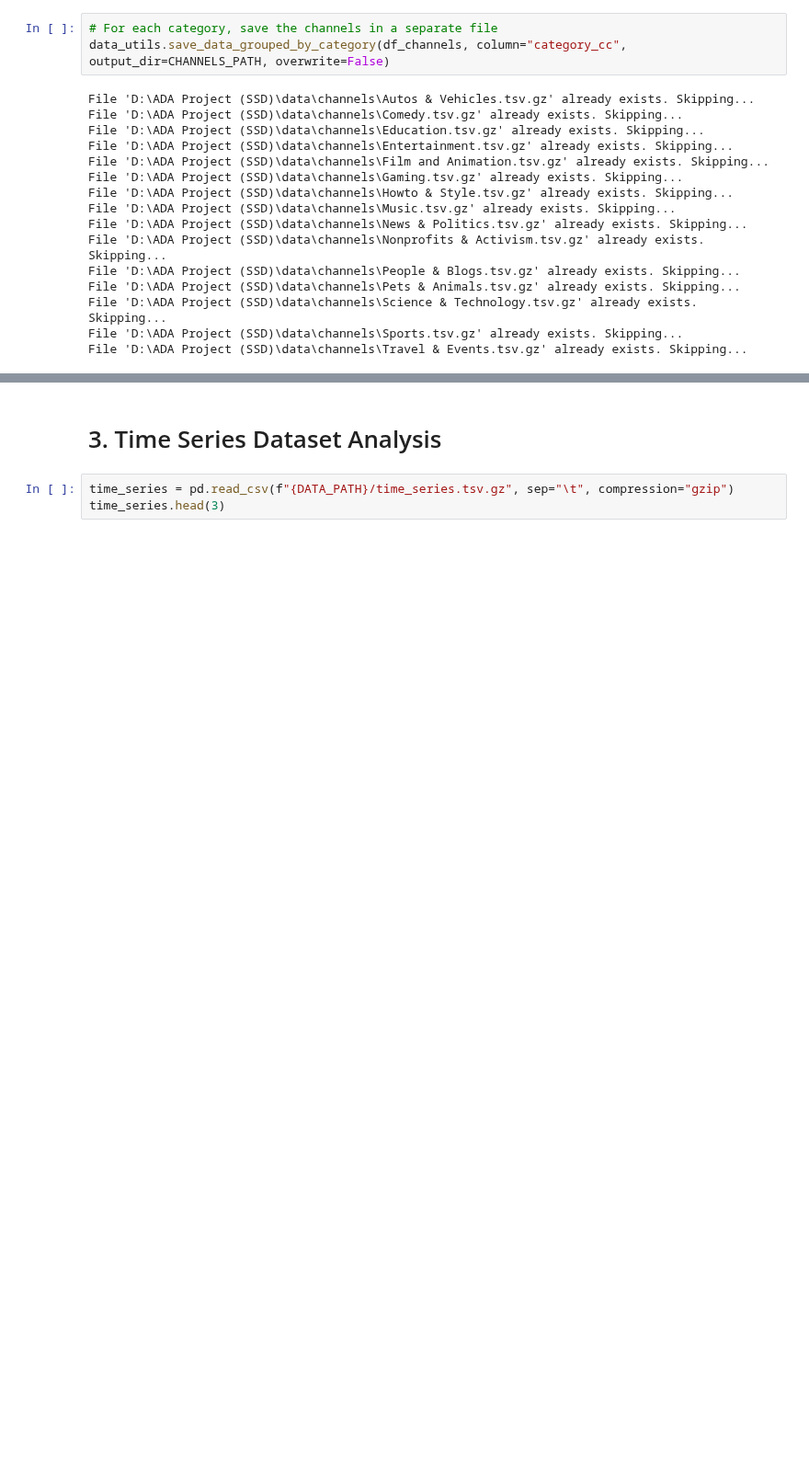
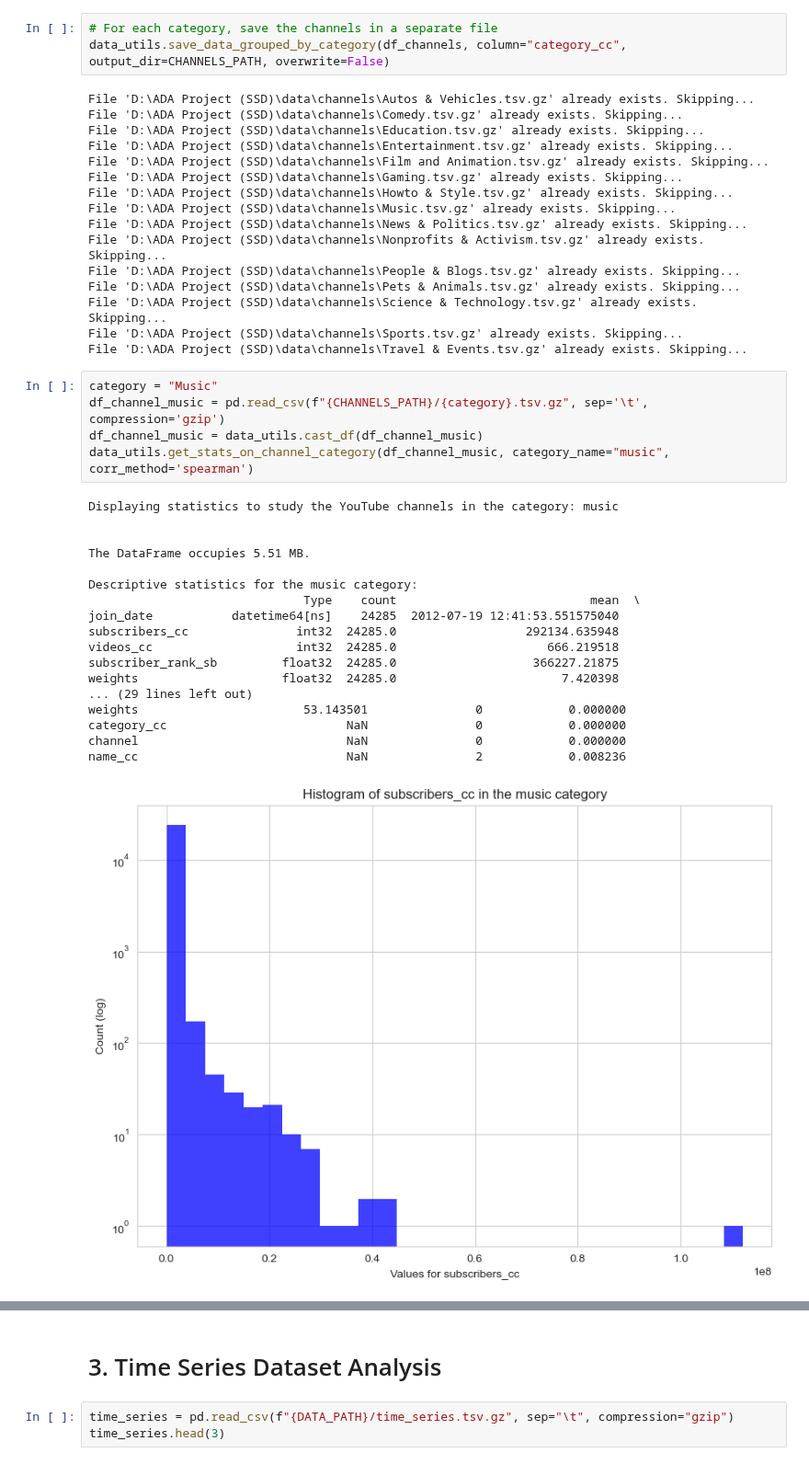
Before and after one commit to epfl-ada/ada-2024-project-tropicaltoucansinsight, a Jupyter notebook: results.ipynb, the cells around one changed output, grey strips where cells are left out. Shown at 92% size. Cells and saved outputs as stored; diff of their text form; blank space fills up the shorter version.

Commit message:
Update data utils & results notebook

```diff
--- a/results.ipynb
+++ b/results.ipynb
@@ -95,3 +95,27 @@ File 'D:\ADA Project (SSD)\data\channels\Pets & Animals.tsv.gz' already exists.
 File 'D:\ADA Project (SSD)\data\channels\Science & Technology.tsv.gz' already exists. Skipping...
 File 'D:\ADA Project (SSD)\data\channels\Sports.tsv.gz' already exists. Skipping...
 File 'D:\ADA Project (SSD)\data\channels\Travel & Events.tsv.gz' already exists. Skipping...
+# %%
+category = "Music"
+df_channel_music = pd.read_csv(f"{CHANNELS_PATH}/{category}.tsv.gz", sep='\t', compression='gzip')
+df_channel_music = data_utils.cast_df(df_channel_music)
+data_utils.get_stats_on_channel_category(df_channel_music, category_name="music", corr_method='spearman')
+# %% [output]
+Displaying statistics to study the YouTube channels in the category: music
+
+
+The DataFrame occupies 5.51 MB.
+
+Descriptive statistics for the music category:
+                              Type    count                           mean  \
+join_date           datetime64[ns]    24285  2012-07-19 12:41:53.551575040
+subscribers_cc               int32  24285.0                  292134.635948
+videos_cc                    int32  24285.0                     666.219518
+subscriber_rank_sb         float32  24285.0                   366227.21875
+weights                    float32  24285.0                       7.420398
+... (29 lines left out)
+weights                       53.143501               0            0.000000
+category_cc                         NaN               0            0.000000
+channel                             NaN               0            0.000000
+name_cc                             NaN               2            0.008236
+[figure, added]
```
Also changed, not shown: parts of 3 cells of this notebook, 1 other file.
